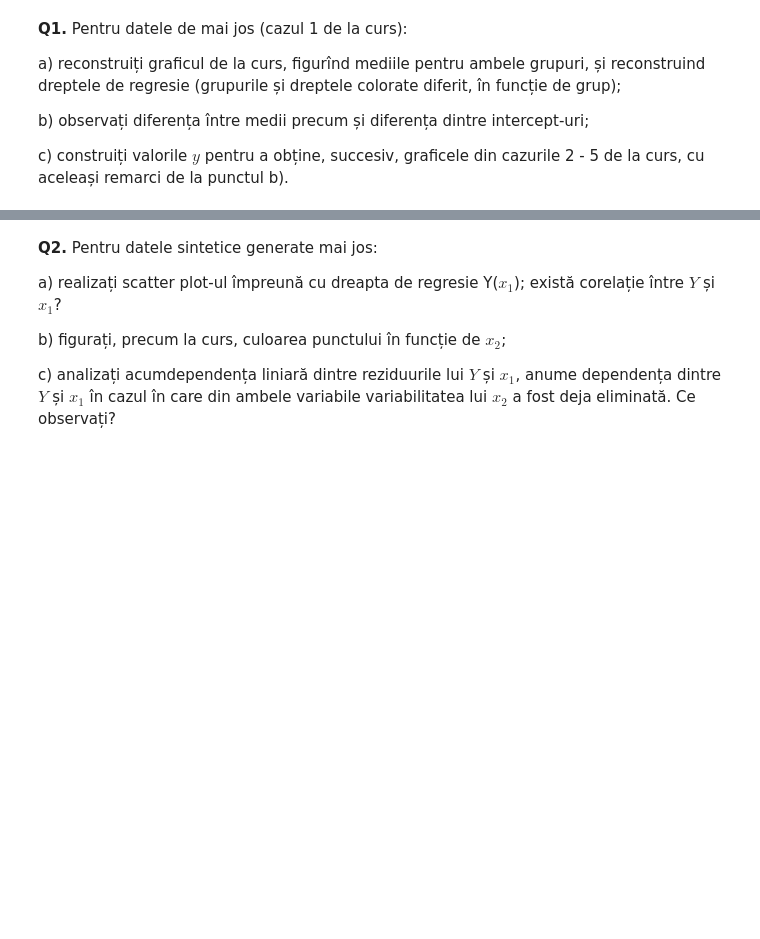
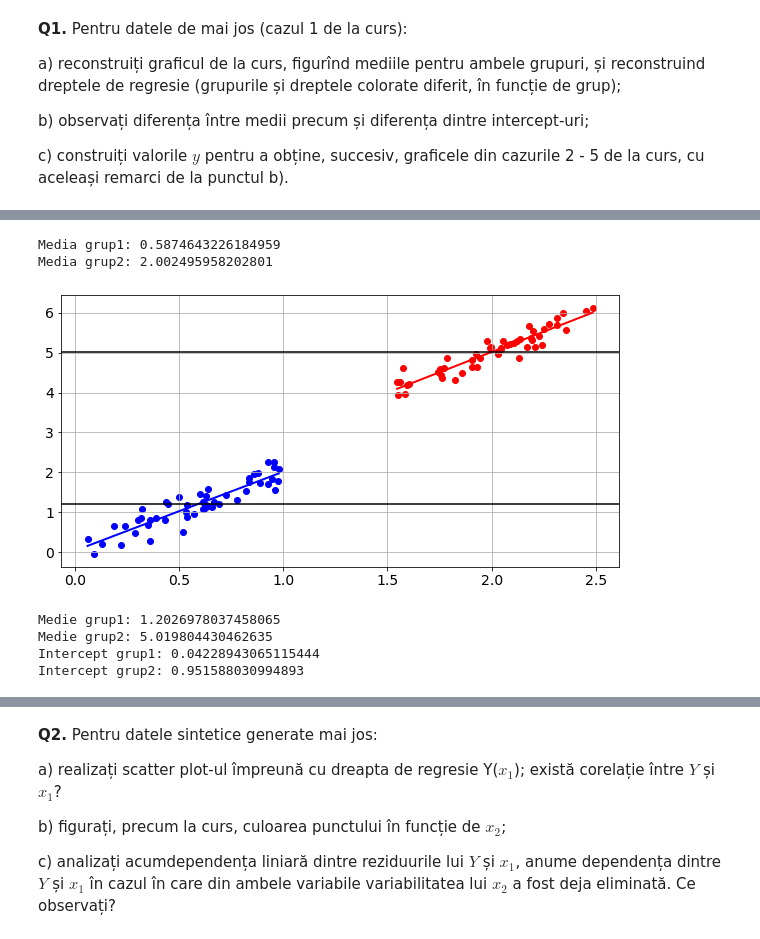
Before and after one commit to robert-adrian99/StatisticalInferenceInMachineLearning, a Jupyter notebook: Laboratoare/Laborator10/statinf9.ipynb, the cells around one changed output, grey strips where cells are left out. Saved outputs shown, nothing was run; the diff lists cells and outputs as text; code cells hidden in the pictures; blank space fills up the shorter version.

```diff
--- a/Laboratoare/Laborator10/statinf9.ipynb
+++ b/Laboratoare/Laborator10/statinf9.ipynb
@@ -271,0 +310,43 @@ ax.grid() ; plt.show()
+# %%
+n, sigma = 50, .2
+beta0, beta1 = 0, 2
+x = np.r_[np.random.rand(n), (np.random.rand(n) + 1.5)]
+t = np.array([0] * n + [1] * n)
+
+# fill in your code
+x1 = x[:n]
+x2 = x[n:]
+t1 = t[:n]
+t2 = t[n:]
+print('Media grup1:', np.mean(x1))
+print('Media grup2:', np.mean(x2))
+y1 = beta0 + t1 + x1 * beta1 + np.random.randn(n) * sigma
+y2 = beta0 + t2 + x2 * beta1 + np.random.randn(n) * sigma
+lm1 = sm.OLS(y1, sm.add_constant(x1)).fit()
+lm2 = sm.OLS(y2, sm.add_constant(x2)).fit()
+
+fig, ax = plt.subplots(1, 1, figsize=(10, 5))
+ax.scatter(x1, y1, c='b')
+ax.plot(np.sort(x1), lm1.params[0] + lm1.params[1] * np.sort(x1), 'b', lw=2)
+ax.axhline(y = y1.mean(), c='k')
+ax.scatter(x2, y2, c='r')
+ax.plot(np.sort(x2), lm2.params[0] + lm2.params[1] * np.sort(x2), 'r', lw=2)
+ax.axhline(y = y2.mean(), c='k')
+
+ax.grid() ; plt.show()
+# caz 2: variabila x este puternic legata de grup. Daca stim x, putem determina din ce grup face parte punctul.
+# %% [output]
+Media grup1: 0.5874643226184959
+Media grup2: 2.002495958202801
+[figure, added]
+# %%
+print('Medie grup1:', np.mean(y1))
+print('Medie grup2:', np.mean(y2))
+
+print('Intercept grup1:', lm1.params[0])
+print('Intercept grup2:', lm2.params[0])
+# %% [output]
+Medie grup1: 1.2026978037458065
+Medie grup2: 5.019804430462635
+Intercept grup1: 0.04228943065115444
+Intercept grup2: 0.951588030994893
```
Also changed, not shown: parts of 32 cells of this notebook.
